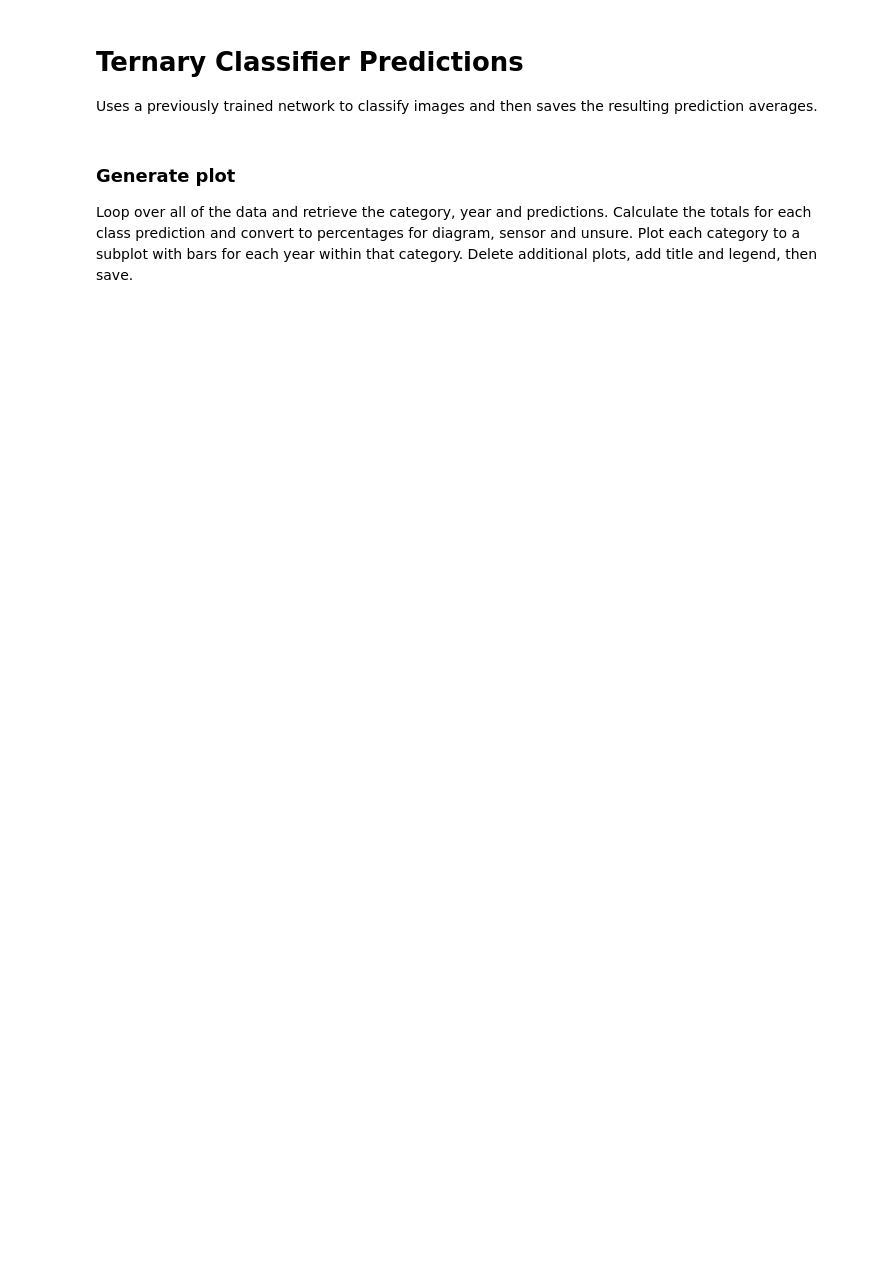
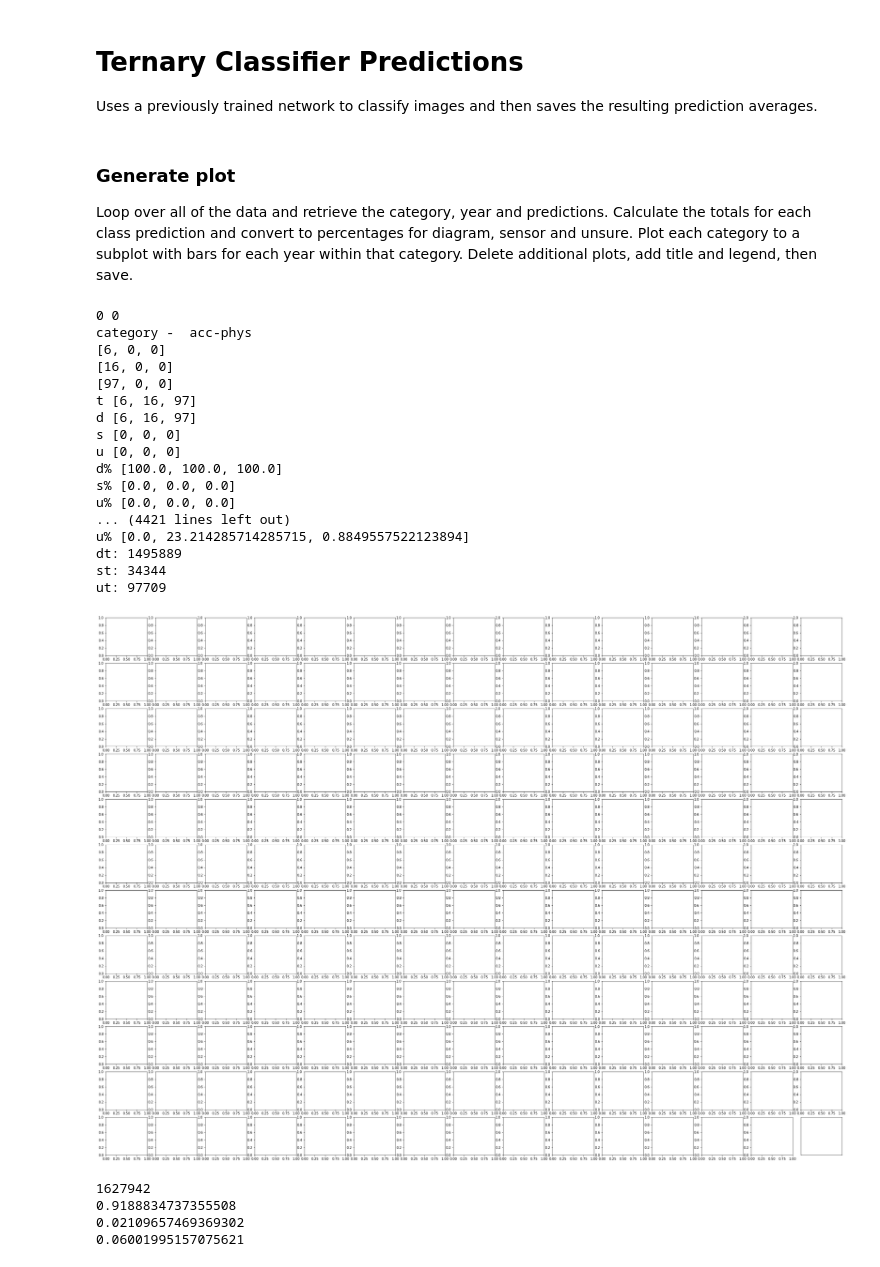
Before and after one commit to re-imaging/re-imaging, a Jupyter notebook: classification/ternary_classifier_predictions_plot.ipynb, the cells around one changed output. Cells and saved outputs as stored; diff of their text form; code cells hidden in the pictures; blank space fills up the shorter version.

```diff
--- a/classification/ternary_classifier_predictions_plot.ipynb
+++ b/classification/ternary_classifier_predictions_plot.ipynb
@@ -38,6 +38,10 @@ fig.set_size_inches(40, 30)
 
 plt.yticks([])
 plt.xticks([])
+
+dt = 0
+st = 0
+ut = 0
 
 for i, cat in enumerate(test_data[:]):
 
@@ -66,6 +70,10 @@ for i, cat in enumerate(test_data[:]):
         sensors.append(class_totals[1])
         unsures.append(class_totals[2])
 
+        dt += class_totals[0]
+        st += class_totals[1]
+        ut += class_totals[2]
+
     print("t",sum_totals)
     print("d",diagrams)
     print("s",sensors)
@@ -83,6 +91,8 @@ for i, cat in enumerate(test_data[:]):
 
 #     barWidth = 5 / len(diagram_percentages)
 #     print("barWidth:",barWidth)
+
+'''
 
     indexes = [i for i,_ in enumerate(diagrams)]
     print("indexes:",indexes)
@@ -91,30 +101,68 @@ for i, cat in enumerate(test_data[:]):
 #     ax[i, j].title.set_text(data[idx][0])
 
     ax[y,x].bar(indexes, diagram_percentages, color='#26bfb8', edgecolor='white')
     ax[y,x].bar(indexes, sensor_percentages, bottom=diagram_percentages, color='#e6d929', edgecolor='white')
     ax[y,x].bar(indexes, unsure_percentages, bottom=[i+j for i,j in zip(diagram_percentages, sensor_percentages)], color='#e62929', edgecolor='white')
 
     ax[y,x].set_xticklabels([])
     ax[y,x].set_yticklabels([])
 
     ax[y,x].title.set_text(cat[0])
 
     print("*" * 20)
 
 fig.suptitle("Ternary classifier predictions on arXiv primary categories", x=0.5, y=0.92, size=28)
 
 for i in range(len(test_data), xdim * ydim):
     print("i:",i)
     y = math.floor(i / xdim)
     x = i - (y * xdim)
     print(x, y)
 
     fig.delaxes(ax[y][x])
 
 colors = {'unsure':'#e62929', 'sensor':'#e6d929', 'diagram':'#26bfb8'}
 labels = list(colors.keys())
 handles = [plt.Rectangle((0,0),1,1, color=colors[label]) for label in labels]
 # ax[11, 14].legend(handles, labels, loc="lower right")
 fig.legend(handles, labels, loc=(0.908,0.08))
 
 fig.savefig("plot_ternary_classifier_predictions.svg", dpi=300, bbox_inches='tight', pad_inches=0.5)
+'''
+
+print("dt:",dt)
+print("st:",st)
+print("ut:",ut)
+# %% [output]
+0 0
+category -  acc-phys
+[6, 0, 0]
+[16, 0, 0]
+[97, 0, 0]
+t [6, 16, 97]
+d [6, 16, 97]
+s [0, 0, 0]
+u [0, 0, 0]
+d% [100.0, 100.0, 100.0]
+s% [0.0, 0.0, 0.0]
+u% [0.0, 0.0, 0.0]
+... (4421 lines left out)
+u% [0.0, 23.214285714285715, 0.8849557522123894]
+dt: 1495889
+st: 34344
+ut: 97709
+[figure, added]
+# %%
+tt = dt + st + ut
+dper = dt/tt
+sper = st/tt
+uper = ut/tt
+print(tt)
+print(dper)
+print(sper)
+print(uper)
+# %% [output]
+1627942
+0.9188834737355508
+0.02109657469369302
+0.06001995157075621
```
Also changed, not shown: 6 other files.
